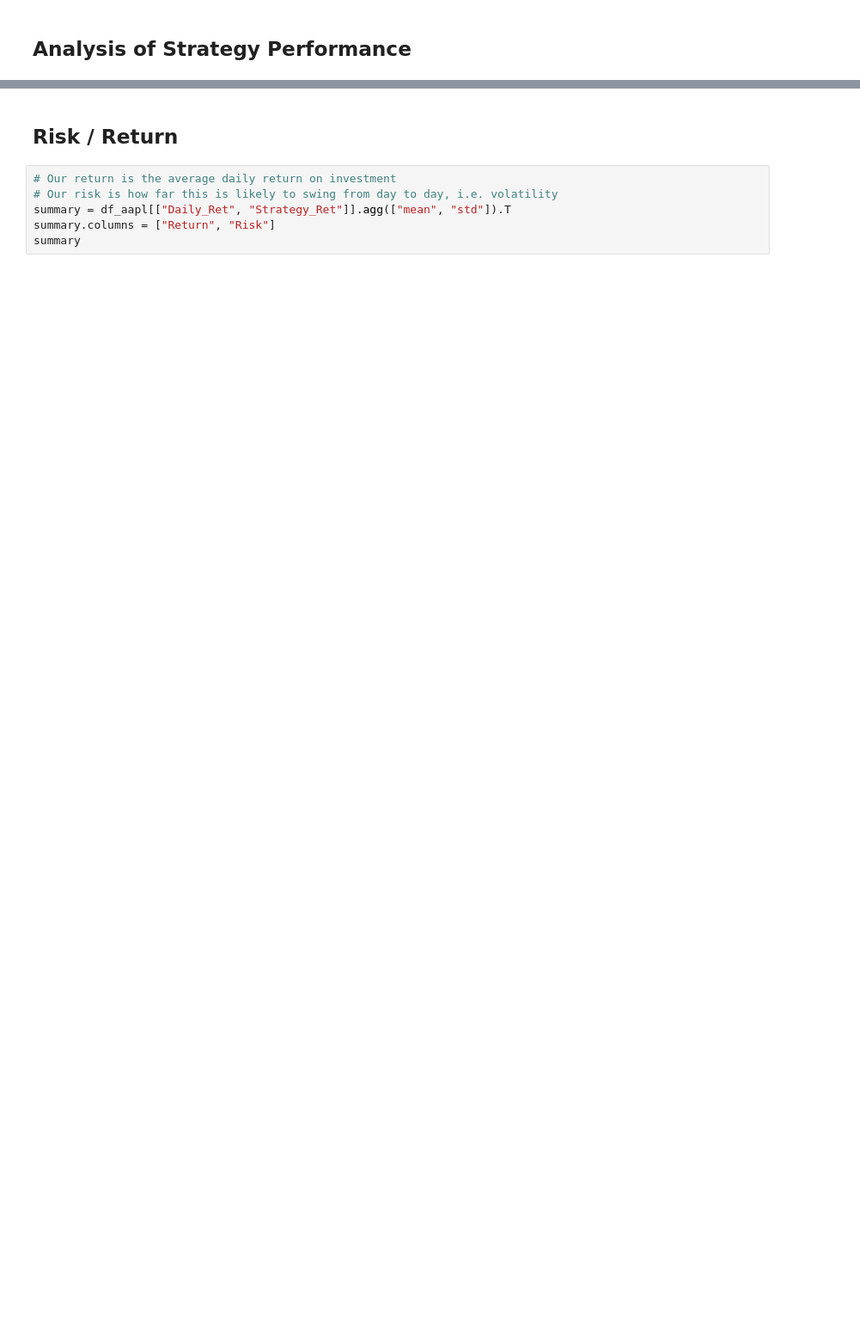
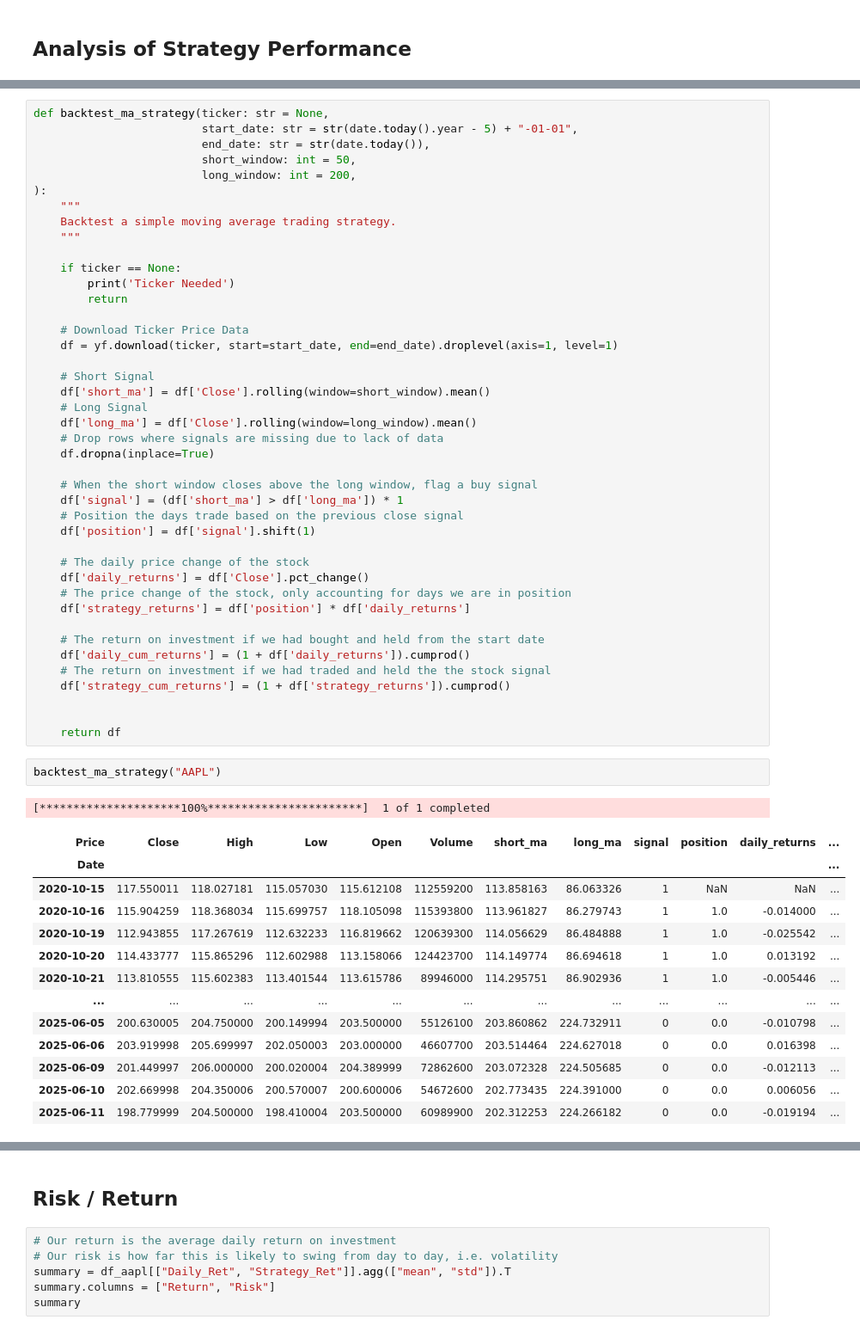
Before and after one commit to JamieW365/trading_algos, a Jupyter notebook: notebooks/moving_average_crossover.ipynb, the cells around one changed output, grey strips where cells are left out. Shown at 86% size. Saved outputs shown, nothing was run; the diff lists cells and outputs as text; blank space fills up the shorter version.

```diff
--- a/notebooks/moving_average_crossover.ipynb
+++ b/notebooks/moving_average_crossover.ipynb
@@ -206,0 +298,59 @@ plt.show;
+# %%
+def backtest_ma_strategy(ticker: str = None,
+                         start_date: str = str(date.today().year - 5) + "-01-01",
+                         end_date: str = str(date.today()),
+                         short_window: int = 50,
+                         long_window: int = 200,
+):
+    """
+    Backtest a simple moving average trading strategy.
+    """
+
+    if ticker == None:
+        print('Ticker Needed')
+        return
+
+    # Download Ticker Price Data
+    df = yf.download(ticker, start=start_date, end=end_date).droplevel(axis=1, level=1)
+
+    # Short Signal
+    df['short_ma'] = df['Close'].rolling(window=short_window).mean()
+    # Long Signal
+    df['long_ma'] = df['Close'].rolling(window=long_window).mean()
+    # Drop rows where signals are missing due to lack of data
+    df.dropna(inplace=True)
+
+    # When the short window closes above the long window, flag a buy signal
+    df['signal'] = (df['short_ma'] > df['long_ma']) * 1
+    # Position the days trade based on the previous close signal
+    df['position'] = df['signal'].shift(1)
+
+    # The daily price change of the stock
+    df['daily_returns'] = df['Close'].pct_change()
+    # The price change of the stock, only accounting for days we are in position
+    df['strategy_returns'] = df['position'] * df['daily_returns']
+
+    # The return on investment if we had bought and held from the start date
+    df['daily_cum_returns'] = (1 + df['daily_returns']).cumprod()
+    # The return on investment if we had traded and held the the stock signal
+    df['strategy_cum_returns'] = (1 + df['strategy_returns']).cumprod()
+
+
+    return df
+# %%
+backtest_ma_strategy("AAPL")
+# %% [output]
+[*********************100%***********************]  1 of 1 completed
+| Price | Close | High | Low | Open | Volume | short_ma | long_ma | signal | position | daily_returns | ... |
+| Date |  |  |  |  |  |  |  |  |  |  | ... |
+| 2020-10-15 | 117.550011 | 118.027181 | 115.057030 | 115.612108 | 112559200 | 113.858163 | 86.063326 | 1 | NaN | NaN | ... |
+| 2020-10-16 | 115.904259 | 118.368034 | 115.699757 | 118.105098 | 115393800 | 113.961827 | 86.279743 | 1 | 1.0 | -0.014000 | ... |
+| 2020-10-19 | 112.943855 | 117.267619 | 112.632233 | 116.819662 | 120639300 | 114.056629 | 86.484888 | 1 | 1.0 | -0.025542 | ... |
+| 2020-10-20 | 114.433777 | 115.865296 | 112.602988 | 113.158066 | 124423700 | 114.149774 | 86.694618 | 1 | 1.0 | 0.013192 | ... |
+| 2020-10-21 | 113.810555 | 115.602383 | 113.401544 | 113.615786 | 89946000 | 114.295751 | 86.902936 | 1 | 1.0 | -0.005446 | ... |
+| ... | ... | ... | ... | ... | ... | ... | ... | ... | ... | ... | ... |
+| 2025-06-05 | 200.630005 | 204.750000 | 200.149994 | 203.500000 | 55126100 | 203.860862 | 224.732911 | 0 | 0.0 | -0.010798 | ... |
+| 2025-06-06 | 203.919998 | 205.699997 | 202.050003 | 203.000000 | 46607700 | 203.514464 | 224.627018 | 0 | 0.0 | 0.016398 | ... |
+| 2025-06-09 | 201.449997 | 206.000000 | 200.020004 | 204.389999 | 72862600 | 203.072328 | 224.505685 | 0 | 0.0 | -0.012113 | ... |
+| 2025-06-10 | 202.669998 | 204.350006 | 200.570007 | 200.600006 | 54672600 | 202.773435 | 224.391000 | 0 | 0.0 | 0.006056 | ... |
+| 2025-06-11 | 198.779999 | 204.500000 | 198.410004 | 203.500000 | 60989900 | 202.312253 | 224.266182 | 0 | 0.0 | -0.019194 | ... |
```
Also changed, not shown: parts of 22 cells of this notebook.
